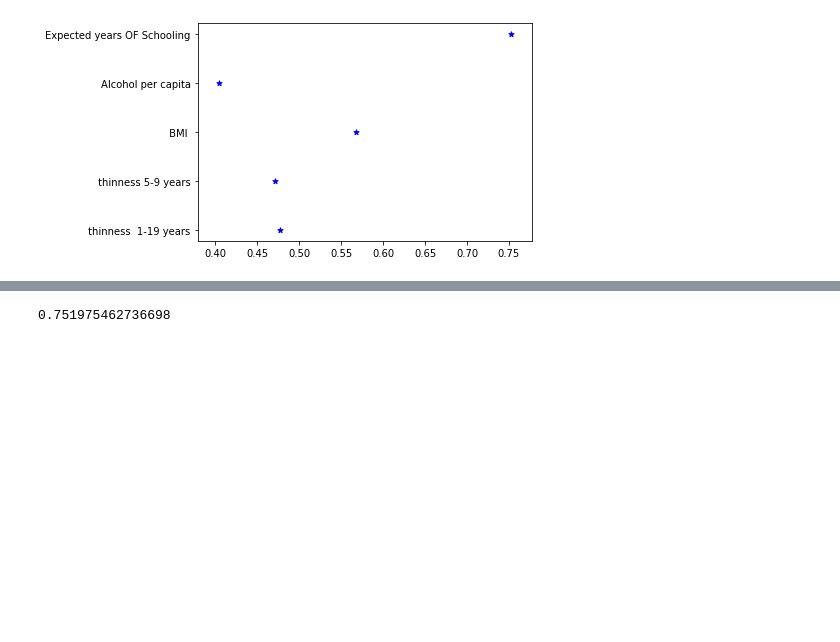
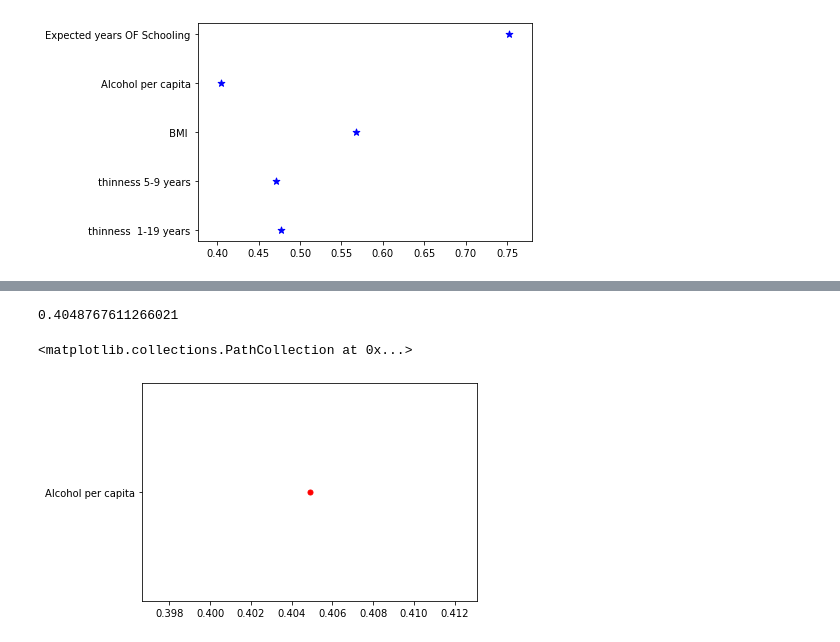
Before and after one commit to biancasacagiu/Exploring-Factors-of-Life-Expectancy, a Jupyter notebook: Proiect.ipynb, the cells around one changed output, grey strips where cells are left out. Cells and saved outputs as stored; diff of their text form; code cells hidden in the pictures; blank space fills up the shorter version.

```diff
--- a/Proiect.ipynb
+++ b/Proiect.ipynb
@@ -119,8 +167,15 @@ plt.scatter(L, L1, label= "stars", color= "blue",
 # %%
-#5.
+#6.
 colx='Life expectancy '
-coly='Expected years OF Schooling'
+coly='Alcohol per capita'
 x = df[colx].corr(df[coly])
 print(x)
+L=[0.4048767611266021]
+L1=['Alcohol per capita' ]
+import matplotlib.pyplot as plt
+plt.scatter(L, L1, label= ".", color= "red",
+            marker= ".", s=100)
 # %% [output]
-0.751975462736698
+0.4048767611266021
+<matplotlib.collections.PathCollection at 0x...>
+[figure, added]
```
Also changed, not shown: parts of 5 cells of this notebook.
